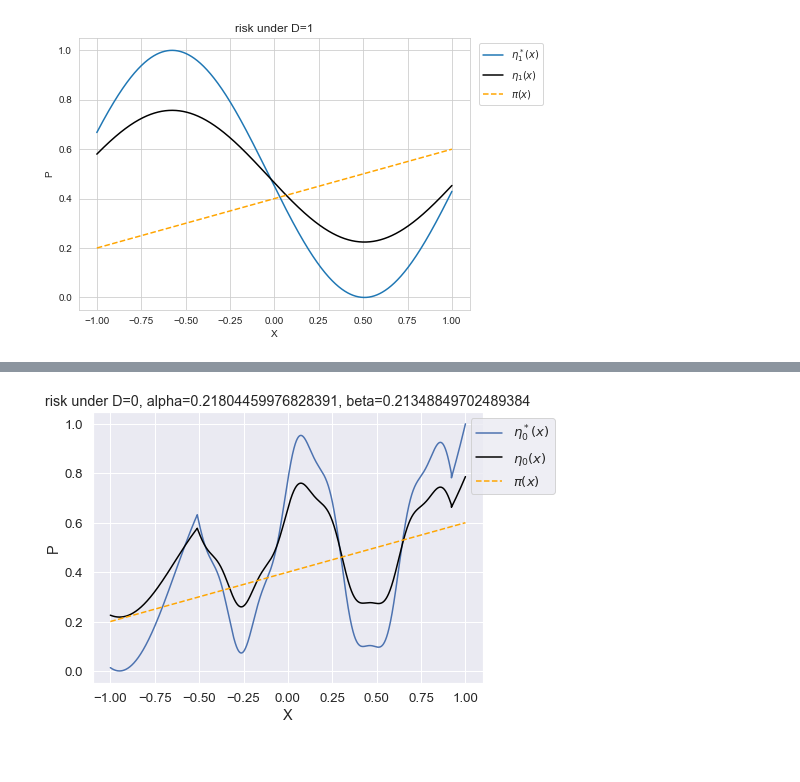
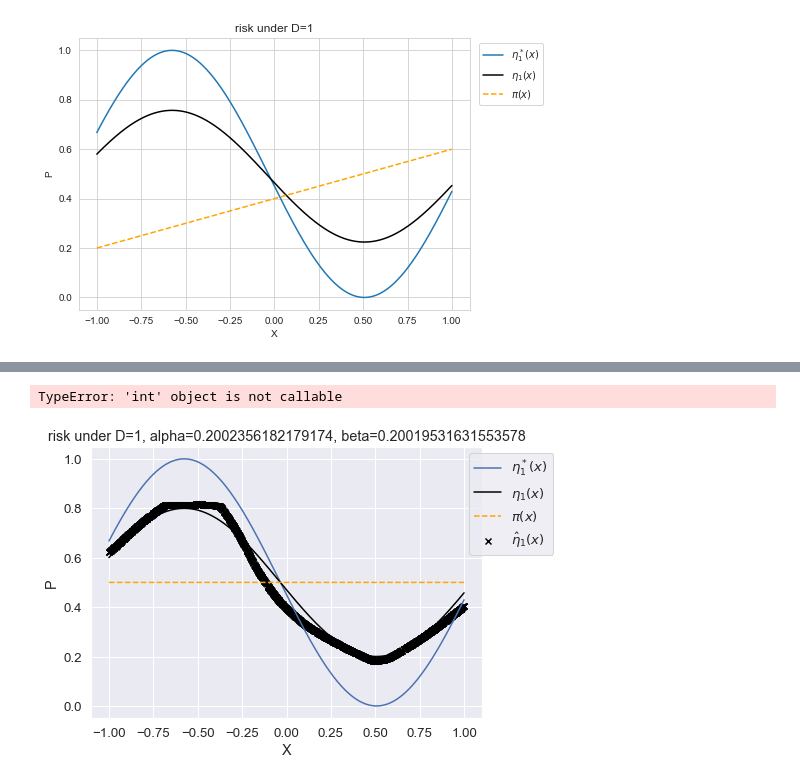
Before and after one commit to lguerdan/counterfactual-decision-support, a Jupyter notebook: experiments.ipynb, the cells around one changed output, grey strips where cells are left out. Cells and saved outputs as stored; diff of their text form; code cells hidden in the pictures.

```diff
--- a/experiments.ipynb
+++ b/experiments.ipynb
@@ -609,8 +448,8 @@ viz_ccpe_estimates(expdf, debug_info, error_params[f'alpha_{do}'][0],
 
 Y0_PDF = 'piecewise_sinusoid'
 Y1_PDF = 'low_base_rate_sinusoid'
-PI_PDF = 'linear'
-do=0
+PI_PDF = 'uniform'
+do=1
 
 expdf, error_params = generate_syn_data(
     NS=5000,
@@ -619,23 +458,30 @@ expdf, error_params = generate_syn_data(
     y1_pdf=Y1_PDF,
     pi_pdf=PI_PDF,
     error_min=0.20,
-    error_max=0.25
+    error_max=0.2005,
+    shuffle=True
 )
-expdfshuffled = expdf.sample(frac=1).reset_index(drop=True)
+
+
 baseline1 = {
-    'model': 'Proxy PO Oracle',
-    'target': f'Y0_{do}'
+    'model': 'Conditional outcome',
+    'target': 'Y0'
 }
 
 baseline2 = {
-    'model': 'Target PO Oracle',
-    'target': f'YS_{do}'
+    'model': 'Conditional outcome (SL)',
+    'target': 'Y0'
 }
 
-surrogate_params = {
+params1 = {
     'alpha': None,
     'beta': None
 }
 
-results1 = run_baseline(expdfshuffled, baseline1, do, surrogate_params, n_epochs=10, train_ratio=.7)
-results2 = run_baseline(expdfshuffled, baseline2, do, surrogate_params, n_epochs=10, train_ratio=.7)
+params2 = {
+    'alpha': 0.2,
+    'beta': 0.2
+}
+
+co = run_baseline(expdf, baseline1, do, params1, n_epochs=40, train_ratio=.7)
+cosl = run_baseline(expdf, baseline2, do, params2, n_epochs=40, train_ratio=.7)
@@ -660,0 +545,5 @@ RuntimeError: DataLoader worker (pid 69744) is killed by signal: Interrupt: 2.
+# %%
+loss_func = torch.nn.BCELoss()
+loss_func(y_hat.squeeze(), y.squeeze())
+# %% [output]
+TypeError: 'int' object is not callable
@@ -661,24 +552,28 @@ RuntimeError: DataLoader worker (pid 69744) is killed by signal: Interrupt: 2.
 # %%
 Y0_PDF = 'piecewise_sinusoid'
 Y1_PDF = 'low_base_rate_sinusoid'
-PI_PDF = 'linear'
-do=0
+PI_PDF = 'uniform'
+do=1
 
 expdf, error_params = generate_syn_data(
-    NS=5000,
+    NS=10000,
     K=1,
     y0_pdf=Y0_PDF,
     y1_pdf=Y1_PDF,
     pi_pdf=PI_PDF,
     error_min=0.20,
-    error_max=0.25
+    error_max=0.2005
 )
+# debug_info = {
+#     'val_x': cosl['x'].squeeze(),
+#     'val_py': cosl['py_hat'].squeeze()
+# }
 debug_info = {
-    'val_x': None,
-    'val_py': None
+    'val_x': x,
+    'val_py': py_hat
 }
 sns.set(font_scale=1.2)
 viz_ccpe_estimates(expdf, debug_info, error_params[f'alpha_{do}'][0],
                    error_params[f'beta_{do}'][0], do, Y0_PDF, Y1_PDF, PI_PDF)
 # %% [output]
-[figure, old version]
+[figure, new version]
```
Also changed, not shown: parts of 23 cells of this notebook, 4 other files.
